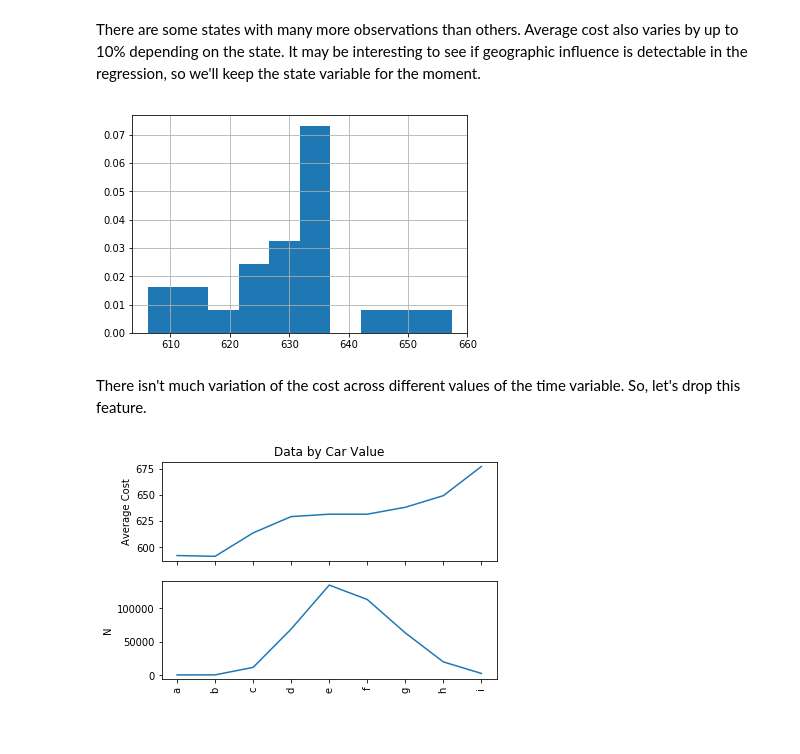
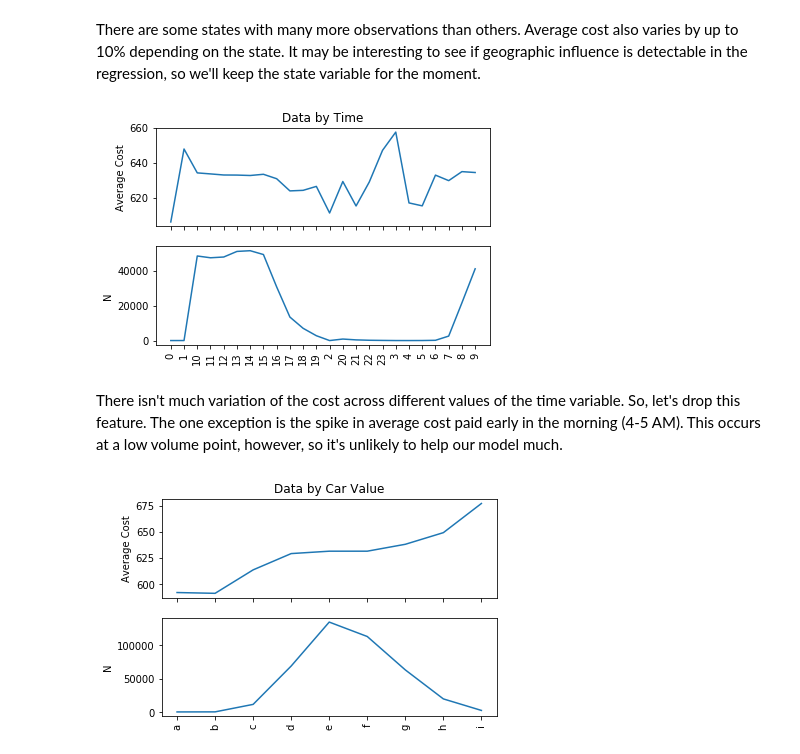
Before and after one commit to drewmalter12/AI-ML_Workshop, a Jupyter notebook: lab-regression-insurance.ipynb, the cells around one changed output. Drawn from its saved outputs; the diff is of its cells as text; code cells hidden in the pictures; blank space fills up the shorter version.

```diff
--- a/lab-regression-insurance.ipynb
+++ b/lab-regression-insurance.ipynb
@@ -108,5 +109,5 @@ We are going to drop the A-G columns for this exercise, since they're categorica
 # %%
-df.drop(columns=['A', 'B', 'C', 'D', 'E', 'F', 'G', 'customer_ID'],
+df.drop(columns=['customer_ID'],
         axis = 1,
        inplace=True)
 # %%
@@ -184,15 +165,25 @@ There are some states with many more observations than others. Average cost also
 # %%
 # get the times as a list and round to the hour:
 times = df['time'].values.tolist()
 df['time'] = [tm.split(':')[0] for tm in times]
 
-times = df.groupby('time')['cost'].mean()
+time_cost = df.groupby('time')['cost'].mean()
+time_count = df.groupby('time').size()
 
-_ = times.hist(density=True)
+f, (ax1, ax2) = plt.subplots(2, 1, sharex=True)
+_ = ax1.plot(time_cost)
+_ = ax1.set_ylabel('Average Cost')
+_ = ax1.set_title('Data by Time')
+_ = ax2.plot(time_count)
+_ = ax2.set_ylabel('N')
+
+for ax in f.axes:
+    plt.sca(ax)
+    plt.xticks(rotation=90)
 # %% [output]
-[figure, old version]
+[figure, new version]
 # %% [markdown]
-There isn't much variation of the cost across different values of the time variable. So, let's drop this feature.
+There isn't much variation of the cost across different values of the time variable. So, let's drop this feature.  The one exception is the spike in average cost paid early in the morning (4-5 AM).  This occurs at a low volume point, however, so it's unlikely to help our model much.
 # %%
 car_cost = df.groupby('car_value')['cost'].mean()
 car_counts = df.groupby('car_value').size()
```
Also changed, not shown: parts of 39 cells of this notebook, 1 other file.
